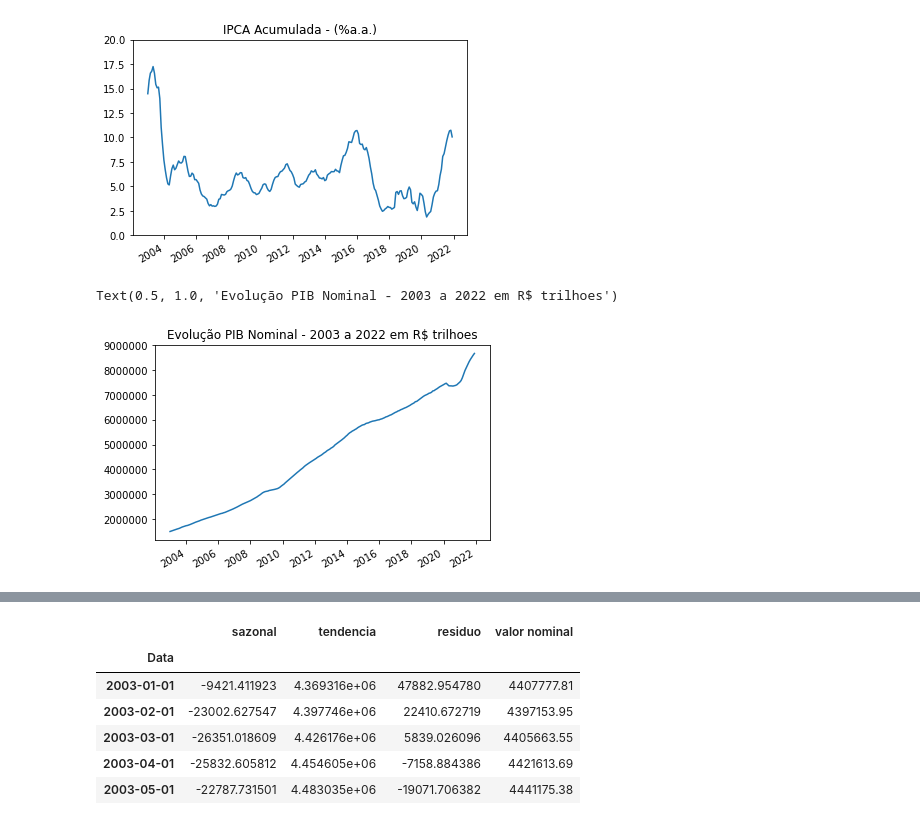
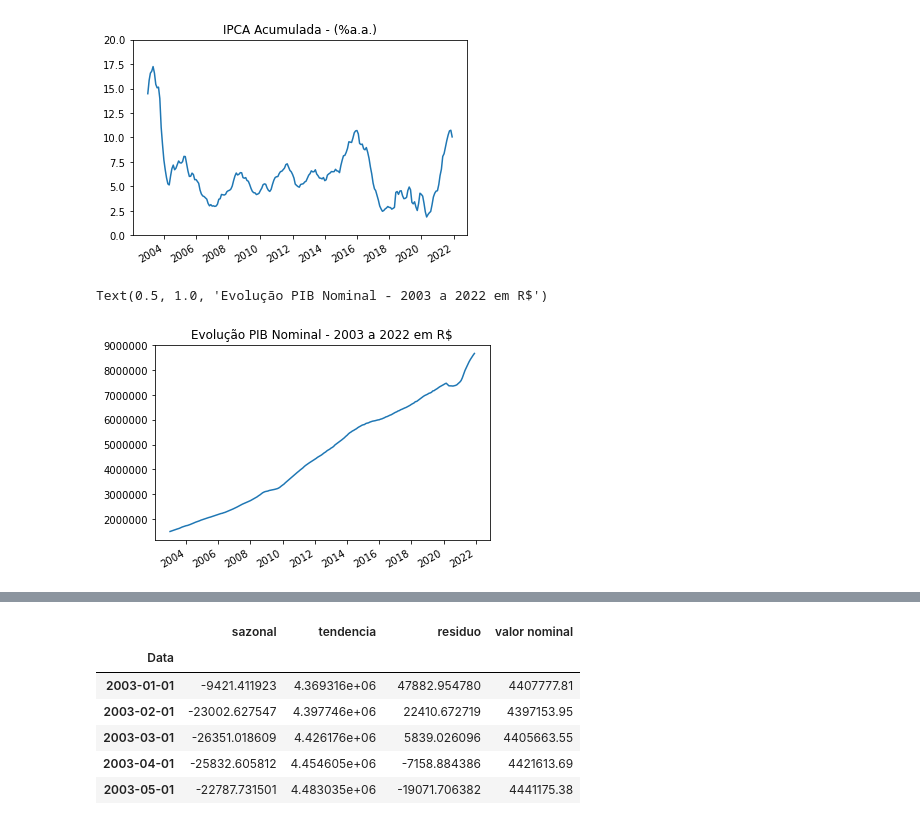
Before and after one commit to rehpires/EconometriaUFPB-2022, a Jupyter notebook: Script.ipynb, the cells around one changed output, grey strips where cells are left out. Drawn from its saved outputs; the diff is of its cells as text; code cells hidden in the pictures.

```diff
--- a/Script.ipynb
+++ b/Script.ipynb
@@ -142,11 +210,11 @@ Text(0.5, 1.0, 'IPCA Acumulada - (%a.a.)')
 # %%
 fig, ax = plt.subplots()
 
 plt.ticklabel_format(style='plain')
 ax.plot(data,pib, linewidth = 1.5)
 ax.xaxis.set_major_locator(mdates.YearLocator(base=2))
 fig.autofmt_xdate()
-ax.set_title("Evolução PIB Nominal - 2003 a 2022 em R$ trilhoes")
+ax.set_title("Evolução PIB Nominal - 2003 a 2022 em R$")
 # %% [output]
-Text(0.5, 1.0, 'Evolução PIB Nominal - 2003 a 2022 em R$ trilhoes')
+Text(0.5, 1.0, 'Evolução PIB Nominal - 2003 a 2022 em R$')
-[figure, old version]
+[figure, new version]
```
Also changed, not shown: parts of 29 cells of this notebook.
